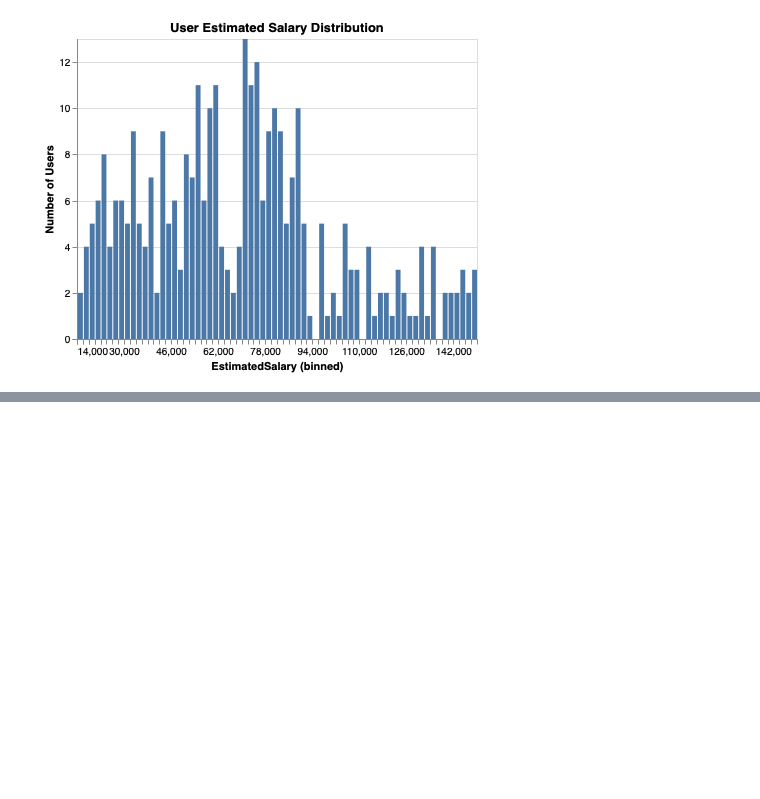
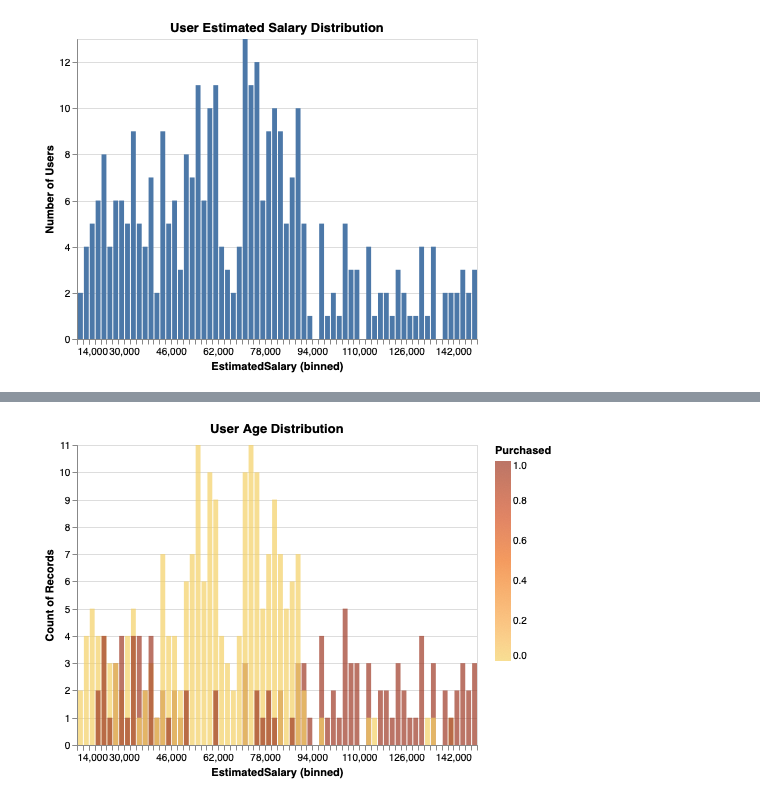
Before and after one commit to tguo9/Blood-Donation-Predictions, a Jupyter notebook: EDA.ipynb, the cells around one changed output, grey strips where cells are left out. Saved outputs shown, nothing was run; the diff lists cells and outputs as text; code cells hidden in the pictures; blank space fills up the shorter version.

```diff
--- a/EDA.ipynb
+++ b/EDA.ipynb
@@ -108,0 +109,8 @@ alt.Chart(media_df_train).mark_bar().encode(
+# %%
+alt.Chart(media_df_train).mark_bar(opacity = 0.7).encode(
+    alt.X("EstimatedSalary", bin=alt.Bin(maxbins=100)),
+    alt.Y('count()', stack=None),
+    color=alt.Color('Purchased', scale=alt.Scale(scheme='goldorange'))
+).properties(title = "User Age Distribution")
+# %% [output]
+[figure, added]
```
Also changed, not shown: parts of 1 cell of this notebook.
